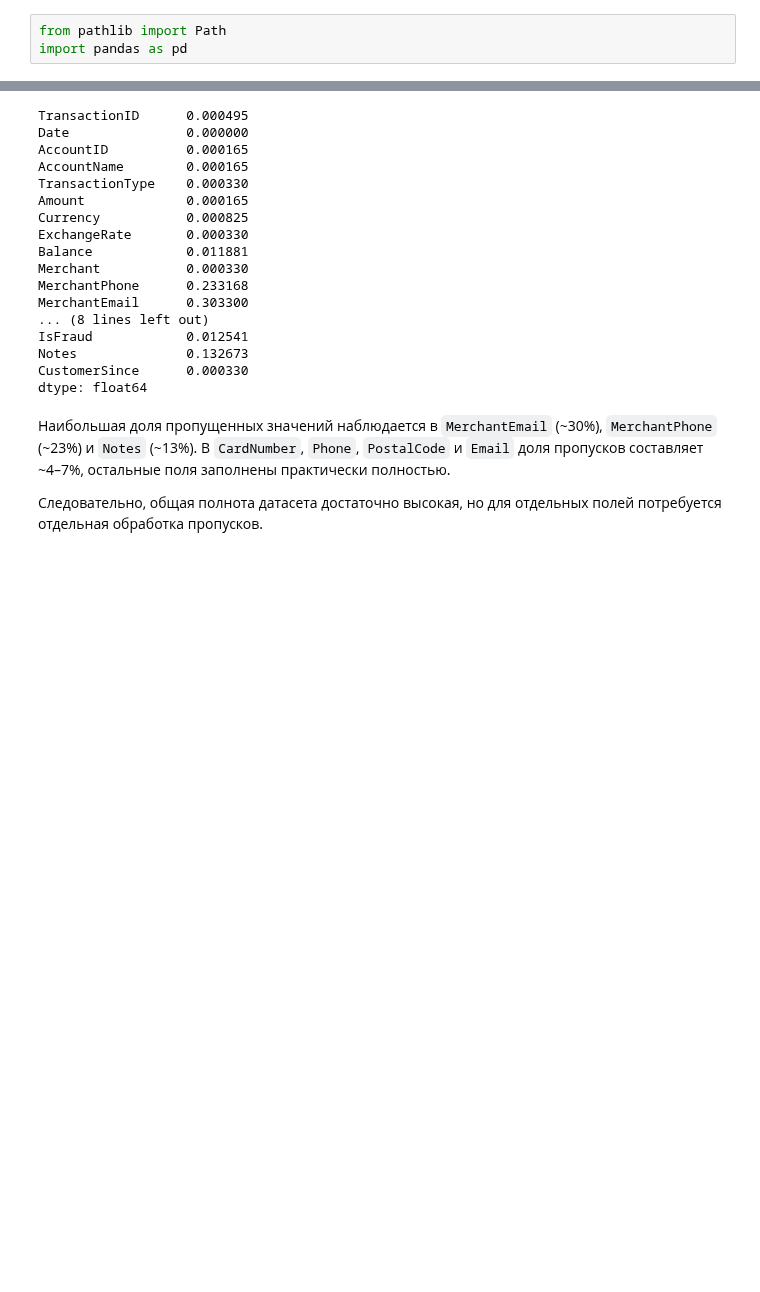
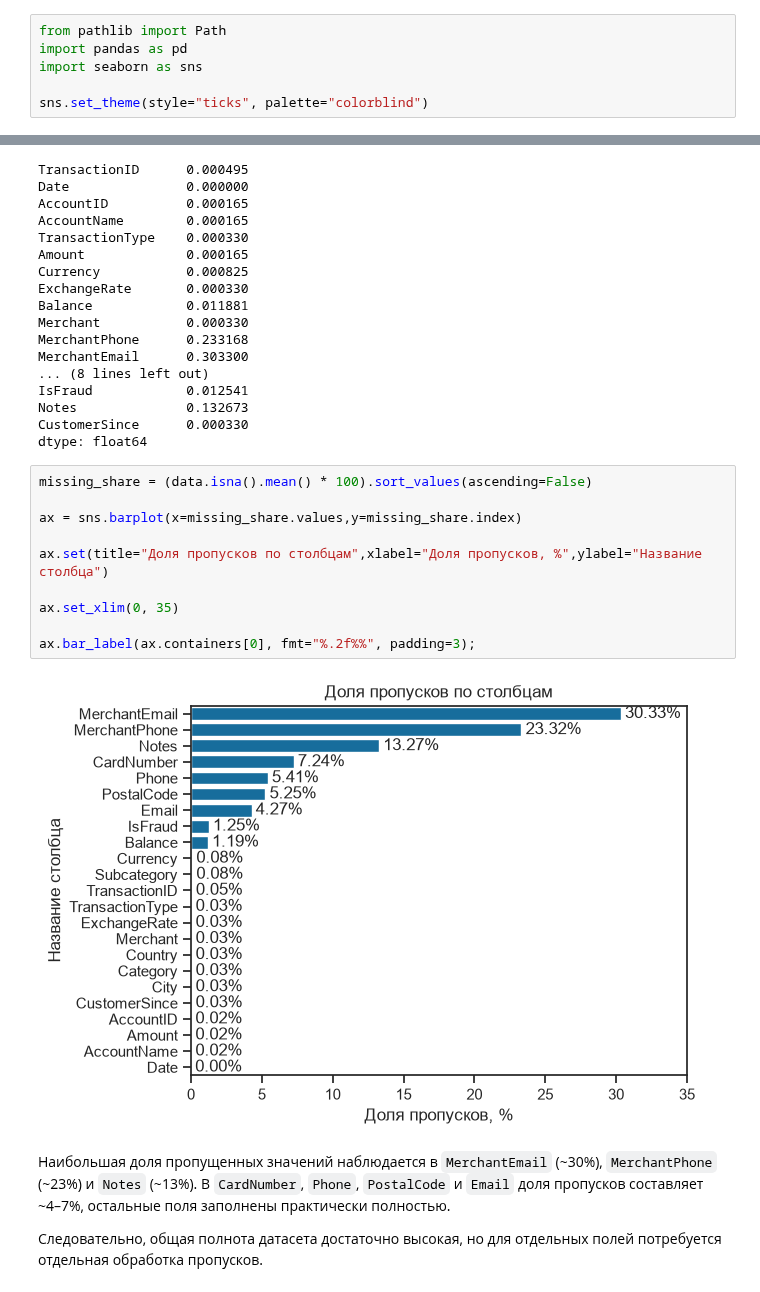
Before and after one commit to polinasimka/Data-Engineering-Project, a Jupyter notebook: notebooks/EDA.ipynb, the cells around one changed output, grey strips where cells are left out. Drawn from its saved outputs; the diff is of its cells as text; blank space fills up the shorter version.

Commit message:
Add visualisation

```diff
--- a/notebooks/EDA.ipynb
+++ b/notebooks/EDA.ipynb
@@ -7,6 +7,9 @@
 # %%
 from pathlib import Path
 import pandas as pd
+import seaborn as sns
+
+sns.set_theme(style="ticks", palette="colorblind")
 # %% [markdown]
 ## 1. Структурная проверка данных
 # %% [markdown]
@@ -98,6 +101,18 @@ IsFraud            0.012541
 Notes              0.132673
 CustomerSince      0.000330
 dtype: float64
+# %%
+missing_share = (data.isna().mean() * 100).sort_values(ascending=False)
+
+ax = sns.barplot(x=missing_share.values,y=missing_share.index)
+
+ax.set(title="Доля пропусков по столбцам",xlabel="Доля пропусков, %",ylabel="Название столбца")
+
+ax.set_xlim(0, 35)
+
+ax.bar_label(ax.containers[0], fmt="%.2f%%", padding=3);
+# %% [output]
+[figure, added]
 # %% [markdown]
 
 Наибольшая доля пропущенных значений наблюдается в `MerchantEmail` (~30%), `MerchantPhone` (~23%) и `Notes` (~13%). В `CardNumber`, `Phone`, `PostalCode` и `Email` доля пропусков составляет ~4–7%, остальные поля заполнены практически полностью.
```
Also changed, not shown: parts of 9 cells of this notebook, 2 other files.
